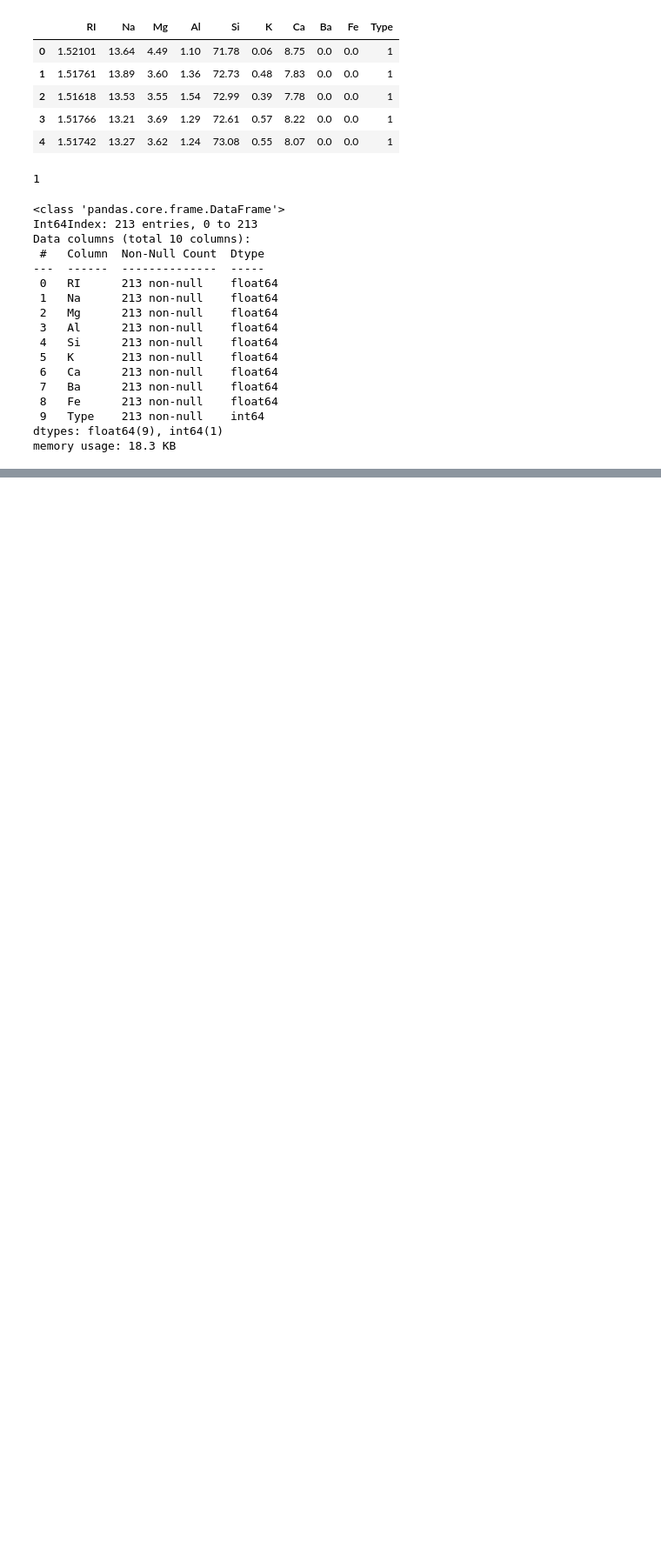
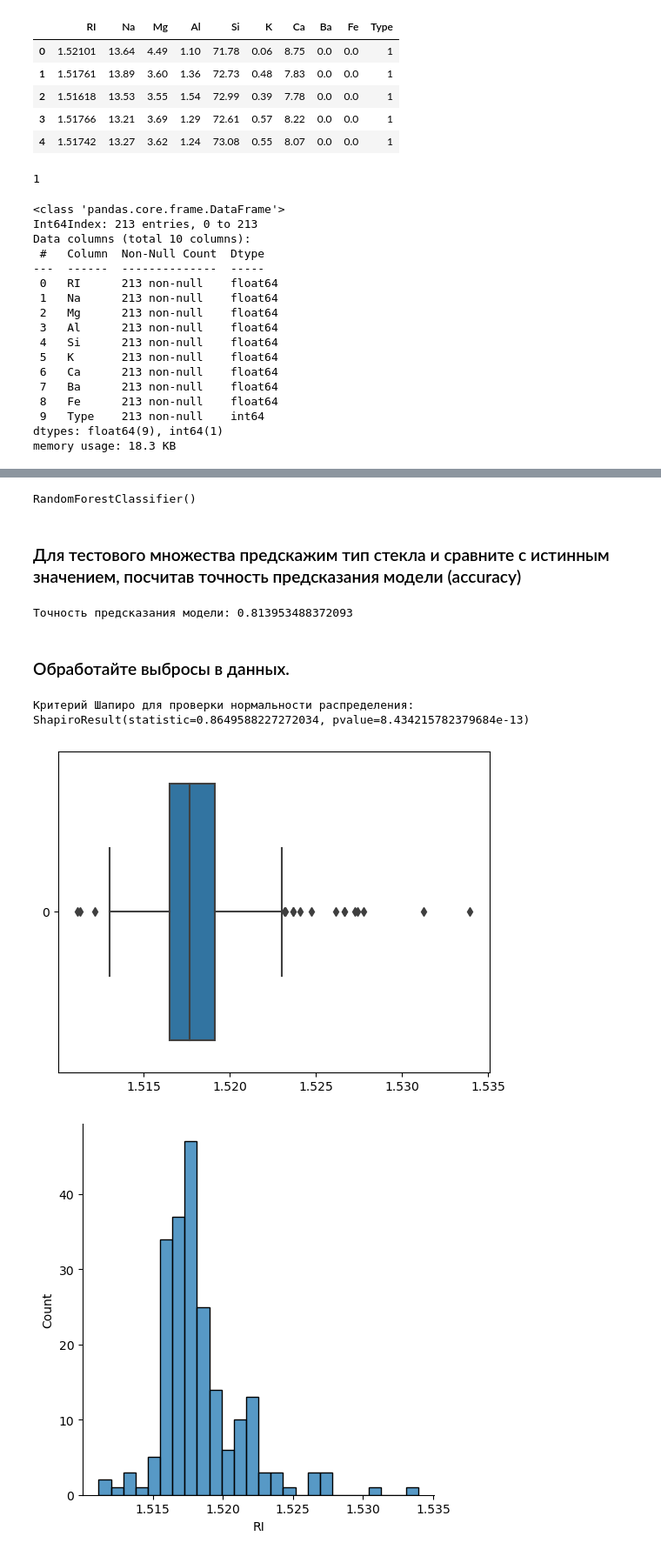
Before and after one commit to msavilov/Feature_Engineering_ML, a Jupyter notebook: 7_Work_with_outliers/work_with_outliers.ipynb, the cells around one changed output, grey strips where cells are left out. Shown at 87% size. Saved outputs shown, nothing was run; the diff lists cells and outputs as text; code cells hidden in the pictures; blank space fills up the shorter version.

```diff
--- a/7_Work_with_outliers/work_with_outliers.ipynb
+++ b/7_Work_with_outliers/work_with_outliers.ipynb
@@ -70,0 +105,31 @@ memory usage: 18.3 KB
+# %%
+X = data[data.columns[:-1]]
+y = data['Type']
+
+model = RandomForestClassifier()
+
+X_train, X_test, y_train, y_test = train_test_split(X, y, test_size = 0.2, random_state = 42)
+
+model.fit(X_train, y_train)
+# %% [output]
+RandomForestClassifier()
+# %% [markdown]
+### Для тестового множества предскажим тип стекла и сравните с истинным значением, посчитав точность предсказания модели (accuracy)
+# %%
+pred_type = model.predict(X_test)
+print(f'Точность предсказания модели: {accuracy_score(y_test, pred_type)}')
+# %% [output]
+Точность предсказания модели: 0.813953488372093
+# %% [markdown]
+### Обработайте выбросы в данных.
+# %%
+def make_plot(column):
+    sns.boxplot(data[column], orient='h')
+    sns.displot(data[column])
+    print(f'Критерий Шапиро для проверки нормальности распределения: {shapiro(data[column])}')
+# %%
+make_plot('RI')
+# %% [output]
+Критерий Шапиро для проверки нормальности распределения: ShapiroResult(statistic=0.8649588227272034, pvalue=8.434215782379684e-13)
+[figure, added]
+[figure, added]
```
Also changed, not shown: parts of 39 cells of this notebook.
